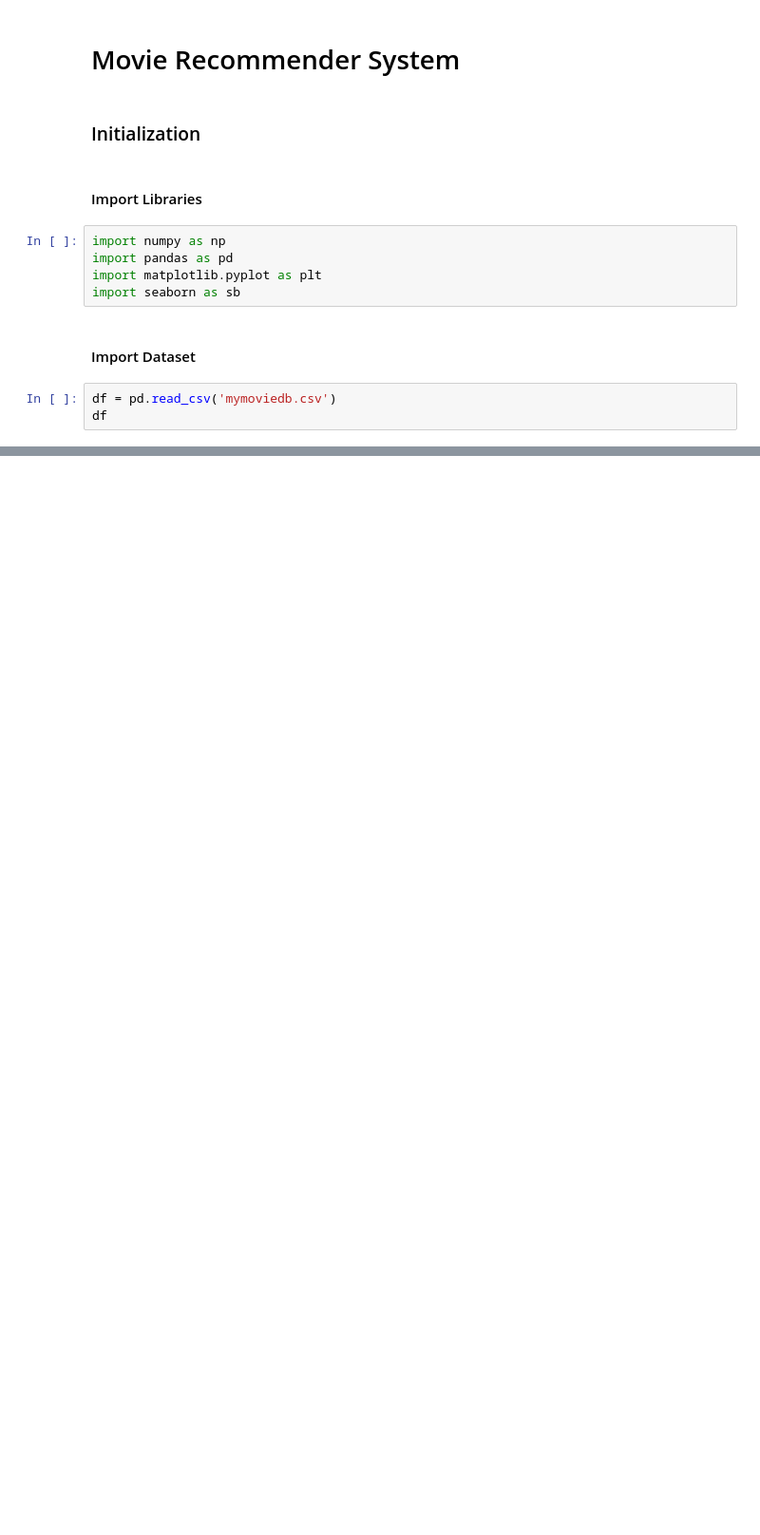
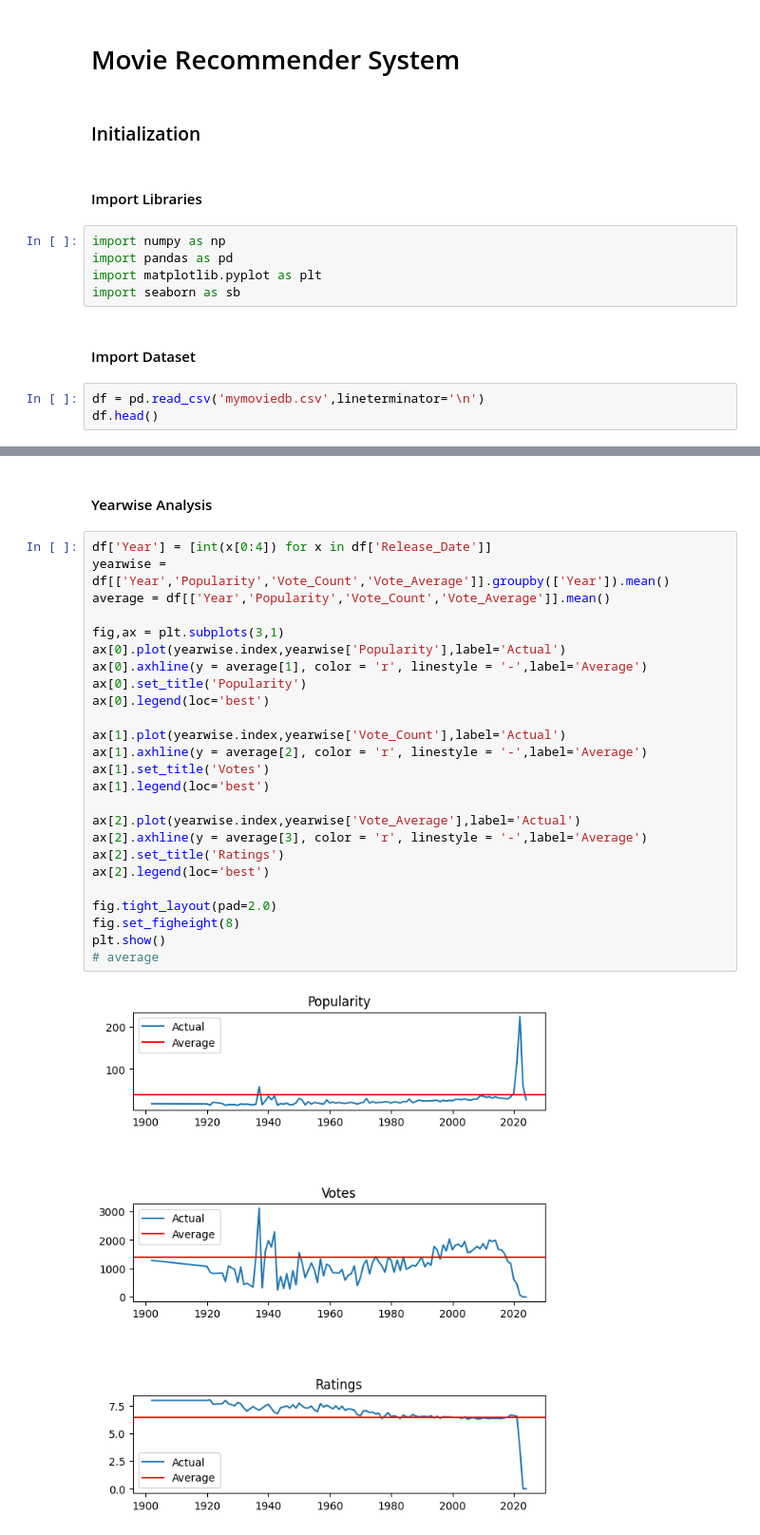
Before and after one commit to RampageousRJ/Movie-Recommender-System, a Jupyter notebook: model/model.ipynb, the cells around one changed output, grey strips where cells are left out. Shown at 95% size. Saved outputs shown, nothing was run; the diff lists cells and outputs as text; blank space fills up the shorter version.

```diff
--- a/model/model.ipynb
+++ b/model/model.ipynb
@@ -12,6 +12,6 @@ import seaborn as sb
 # %% [markdown]
 #### Import Dataset
 # %%
-df = pd.read_csv('mymoviedb.csv')
-df
+df = pd.read_csv('mymoviedb.csv',lineterminator='\n')
+df.head()
 # %% [output]
@@ -18,0 +76,29 @@ FileNotFoundError: [Errno 2] No such file or directory: 'mymoviedb.csv'
+# %% [markdown]
+#### Yearwise Analysis
+# %%
+df['Year'] = [int(x[0:4]) for x in df['Release_Date']]
+yearwise = df[['Year','Popularity','Vote_Count','Vote_Average']].groupby(['Year']).mean()
+average = df[['Year','Popularity','Vote_Count','Vote_Average']].mean()
+
+fig,ax = plt.subplots(3,1)
+ax[0].plot(yearwise.index,yearwise['Popularity'],label='Actual')
+ax[0].axhline(y = average[1], color = 'r', linestyle = '-',label='Average')
+ax[0].set_title('Popularity')
+ax[0].legend(loc='best')
+
+ax[1].plot(yearwise.index,yearwise['Vote_Count'],label='Actual')
+ax[1].axhline(y = average[2], color = 'r', linestyle = '-',label='Average')
+ax[1].set_title('Votes')
+ax[1].legend(loc='best')
+
+ax[2].plot(yearwise.index,yearwise['Vote_Average'],label='Actual')
+ax[2].axhline(y = average[3], color = 'r', linestyle = '-',label='Average')
+ax[2].set_title('Ratings')
+ax[2].legend(loc='best')
+
+fig.tight_layout(pad=2.0)
+fig.set_figheight(8)
+plt.show()
+# average
+# %% [output]
+[figure, added]
```
Also changed, not shown: parts of 10 cells of this notebook.
